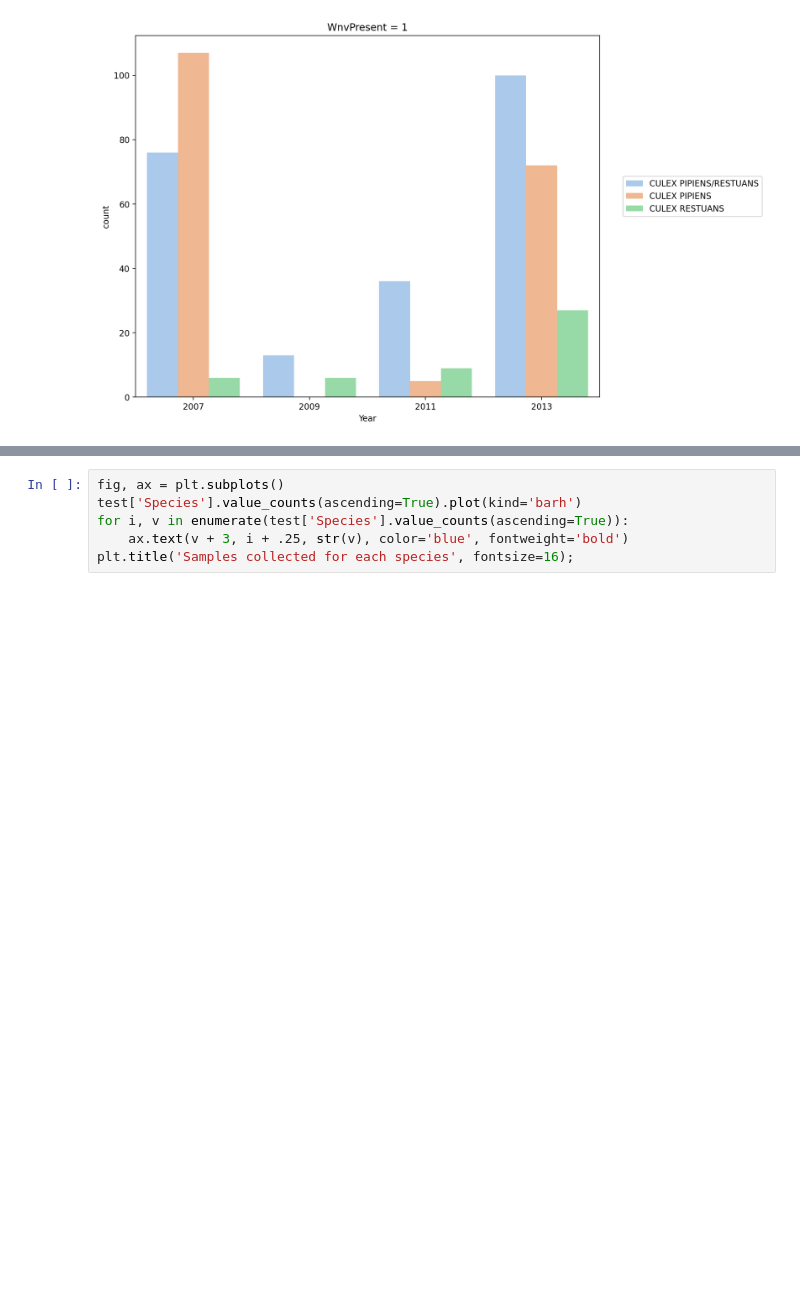
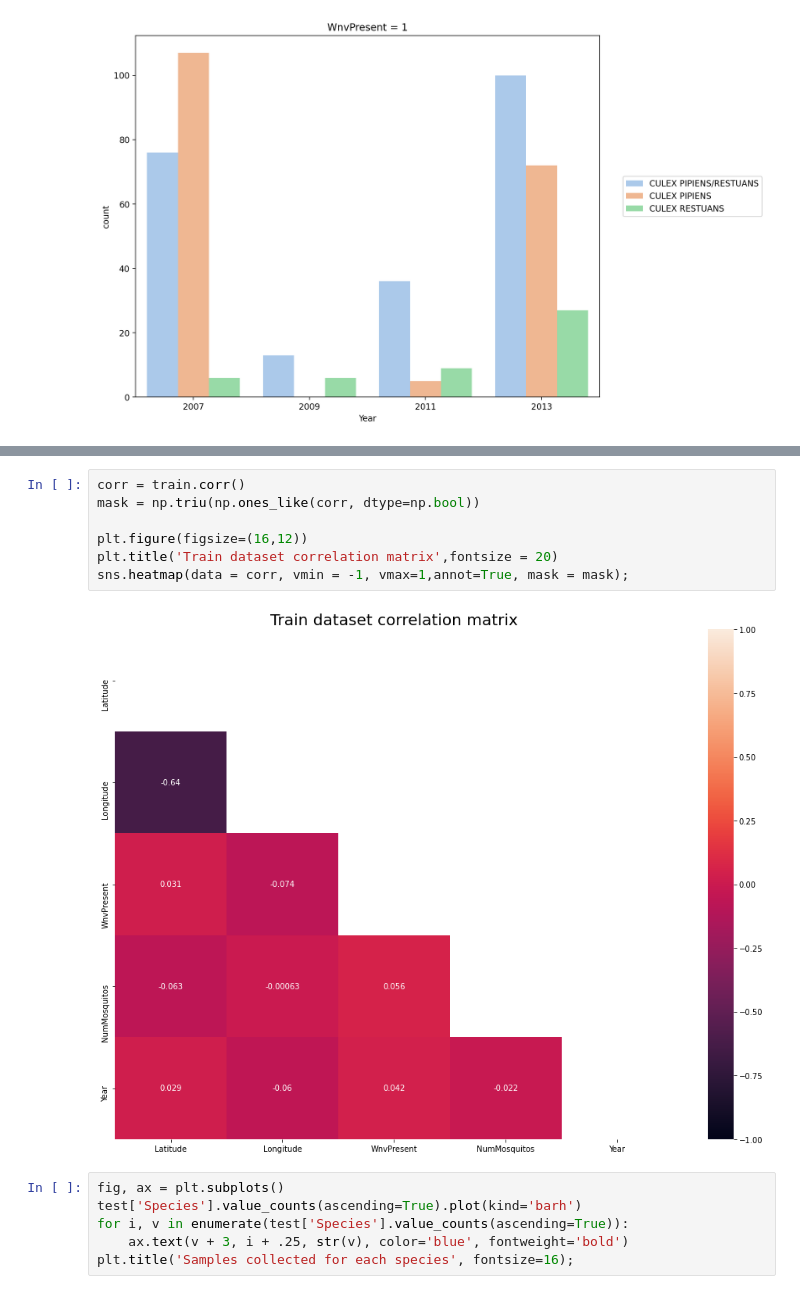
Before and after one commit to andretch/GA_project_4, a Jupyter notebook: code/andre_notebook.ipynb, the cells around one changed output, grey strips where cells are left out. Cells and saved outputs as stored; diff of their text form; blank space fills up the shorter version.

```diff
--- a/code/andre_notebook.ipynb
+++ b/code/andre_notebook.ipynb
@@ -327,3 +352,12 @@ AttributeError: 'numpy.int32' object has no attribute 'unique'
+# %%
+corr = train.corr()
+mask = np.triu(np.ones_like(corr, dtype=np.bool))
+
+plt.figure(figsize=(16,12))
+plt.title('Train dataset correlation matrix',fontsize = 20)
+sns.heatmap(data = corr, vmin = -1, vmax=1,annot=True, mask = mask);
+# %% [output]
+[figure, added]
 # %%
 fig, ax = plt.subplots()
 test['Species'].value_counts(ascending=True).plot(kind='barh')
```
Also changed, not shown: parts of 13 cells of this notebook, 1 other file.
